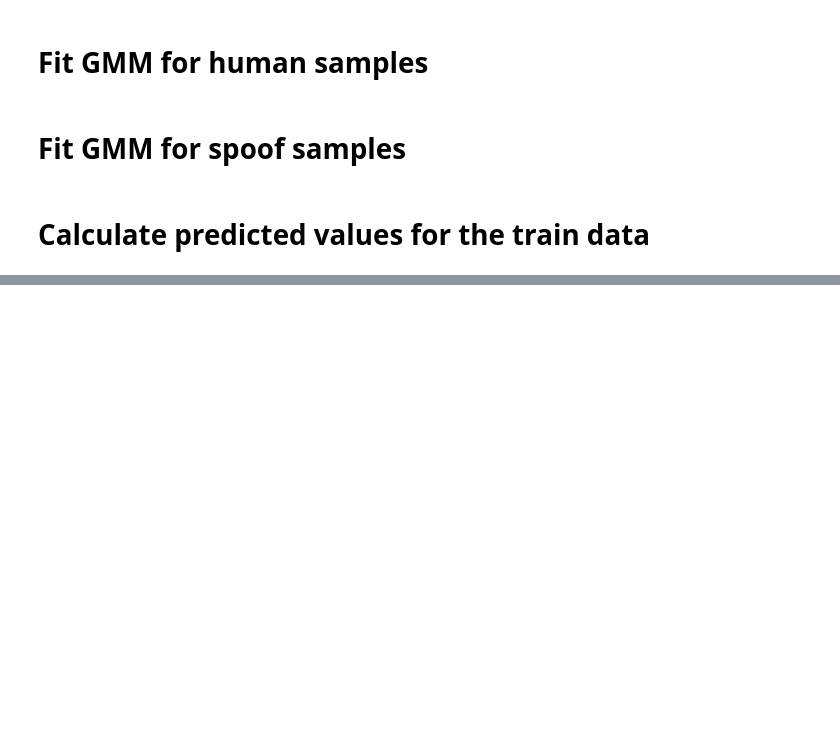
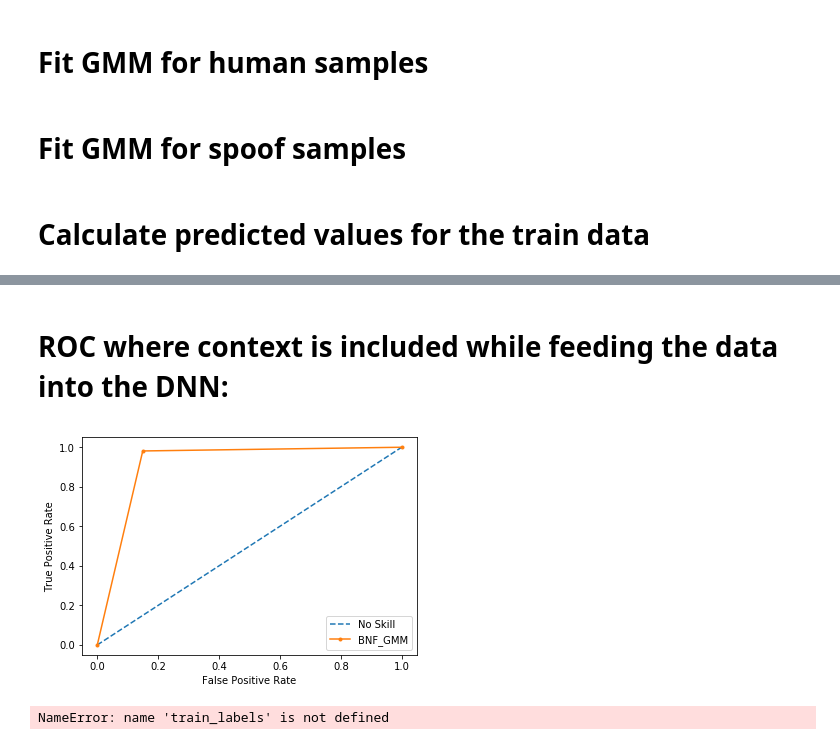
Before and after one commit to javadssmsh/spoof_detection_deep_features, a Jupyter notebook: mfcc_deep_feature_train.ipynb, the cells around one changed output, grey strips where cells are left out. Cells and saved outputs as stored; diff of their text form; code cells hidden in the pictures; blank space fills up the shorter version.

```diff
--- a/mfcc_deep_feature_train.ipynb
+++ b/mfcc_deep_feature_train.ipynb
@@ -486,0 +566,4 @@ plt.scatter(data_embedding[:,0], data_embedding[:,1], c=y_predicted, s=1, cmap='
+# %% [markdown]
+# ROC where context is included while feeding the data into the DNN:
+# %%
+ns_probs = [0 for _ in range(len(train_labels))]
@@ -486,0 +572,25 @@ plt.scatter(data_embedding[:,0], data_embedding[:,1], c=y_predicted, s=1, cmap='
+# %%
+ns_fpr, ns_tpr, _ = roc_curve(train_labels, ns_probs)
+# %%
+plt.plot(ns_fpr, ns_tpr, linestyle='--', label='No Skill')
+plt.plot(fpr, tpr, marker='.', label='BNF_GMM')
+plt.xlabel('False Positive Rate')
+plt.ylabel('True Positive Rate')
+# show the legend
+plt.legend()
+# show the plot
+plt.show()
+# %% [output]
+[figure, added]
+# %%
+from sklearn.metrics import confusion_matrix
+from sklearn.metrics import accuracy_score
+from sklearn.metrics import classification_report
+results = confusion_matrix(train_labels, y_predicted)
+print 'Confusion Matrix :'
+print(results)
+print 'Accuracy Score :',accuracy_score(train_labels, y_predicted)
+print 'Report : '
+print classification_report(train_labels, y_predicted)
+# %% [output]
+NameError: name 'train_labels' is not defined
```
Also changed, not shown: parts of 133 cells of this notebook, 40 other files.
